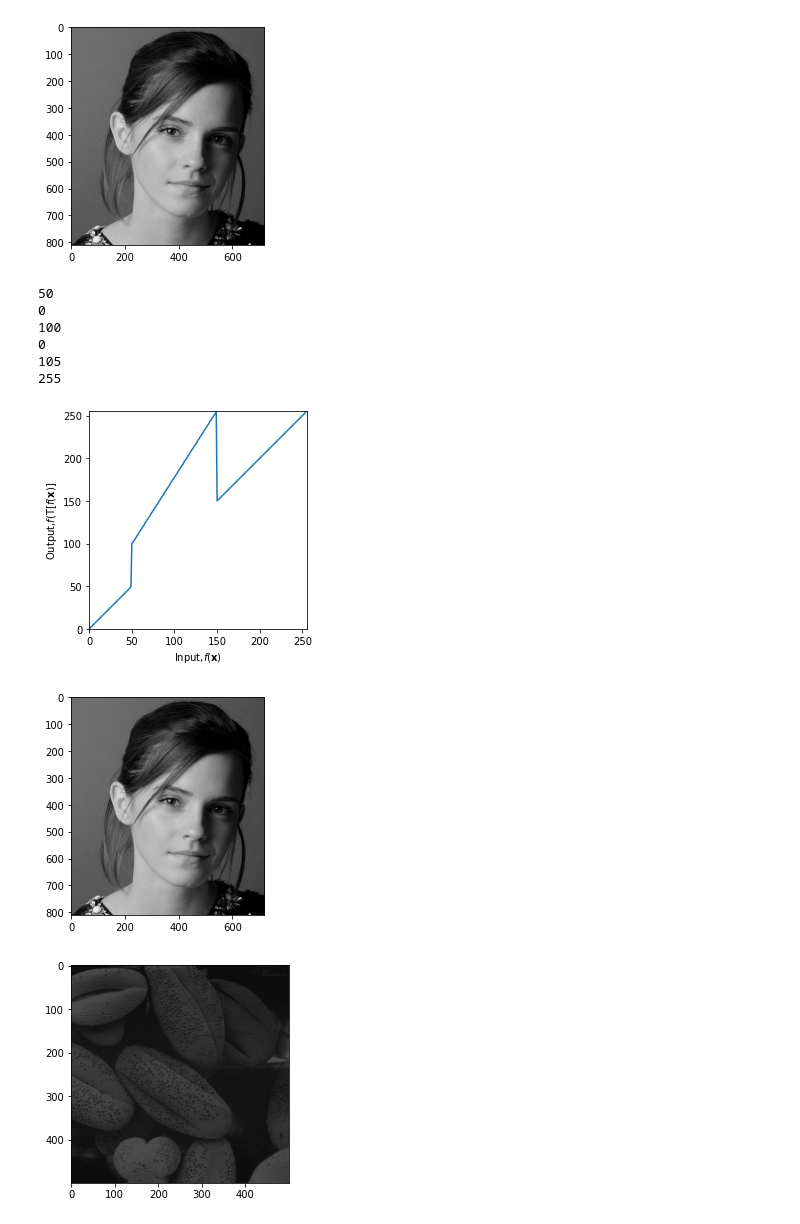
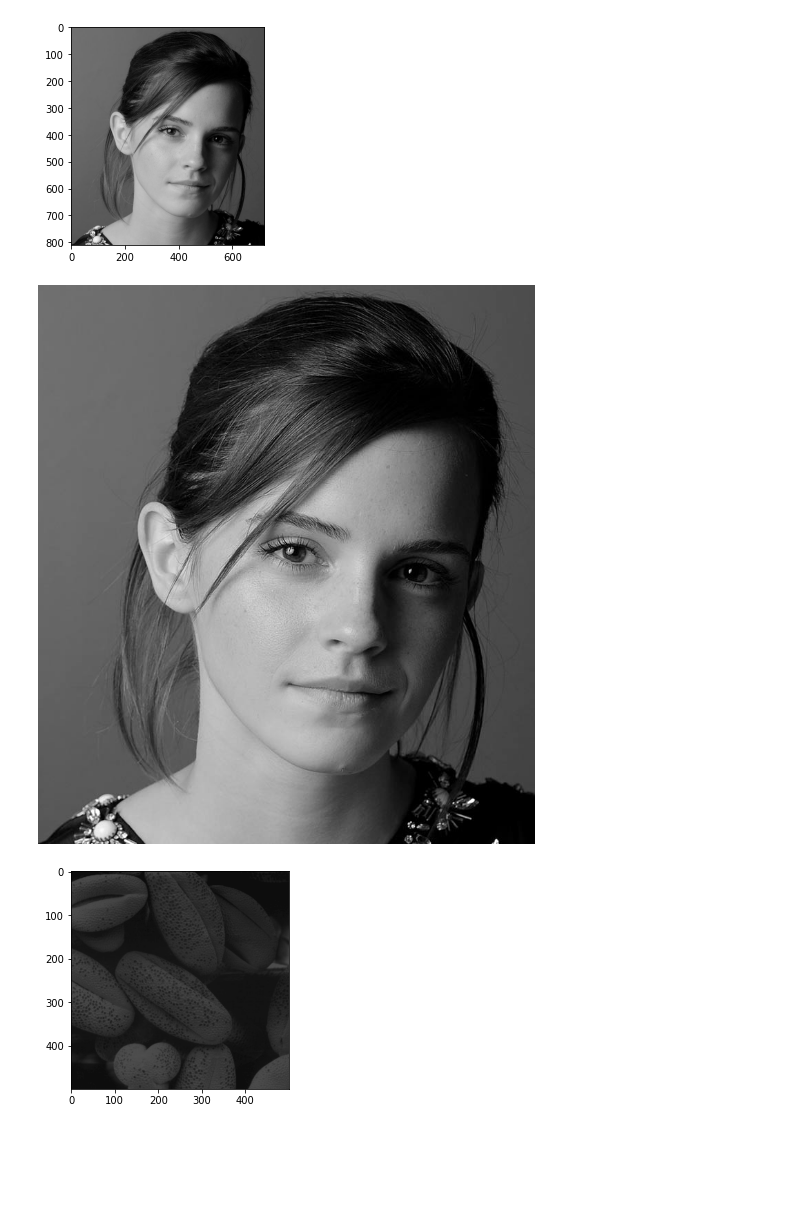
Before and after one commit to asiri000/N.G.W.M.A.R.B.Wijethilaka, a Jupyter notebook: Assignment.ipynb, the cells around one changed output. Cells and saved outputs as stored; diff of their text form; code cells hidden in the pictures; blank space fills up the shorter version.

```diff
--- a/Assignment.ipynb
+++ b/Assignment.ipynb
@@ -25,13 +26,27 @@ plt.imshow(imrgb)
 plt.show()
 # %% [output]
 [figure]
+# %%
+
+import cv2
+import numpy as np
+from google.colab.patches import cv2_imshow
+
+img = cv2.imread('/content/gdrive/MyDrive/EN5204_Assignment_image/emma_gray.jpg')
+cv2_imshow(img)
+
+for gamma in [0.1, 0.5, 1.2, 2.2]:
+    gamma_corrected = np.array(255*(img / 255) ** gamma, dtype = 'uint8')
+    cv2.imwrite('gamma_transformed_'+str(gamma)+'.jpg', gamma_corrected)
+# %% [output]
+[figure, added]
 # %%
 
 import cv2 as cv
 import numpy as np
 import matplotlib.pyplot as plt
 
-c=np.array([(50,50),(50,100),(150,255),(150,150)])
+c=np.array([(50,50),(50,100),(150,255),(150,150)]) #array
 
 t1=np.linspace(0,c[0,1], c[0,0]-0).astype('uint8')
 print(len(t1))
@@ -44,12 +59,12 @@ print(len(t4))
 t5=np.linspace(c[3,1],255, 255- c[3,0]).astype('uint8')
 print(len(t5))
 
-transform=np.concatenate((t1,t2,t3,t4),axis=0).astype('uint8')
-transform=np.concatenate((transform,t5),axis=0).astype('uint8')
-print(len(transform))
+transform_1=np.concatenate((t1,t2,t3,t4),axis=0).astype('uint8')
+transform_2=np.concatenate((transform_1,t5),axis=0).astype('uint8')
+print(len(transform_2))
 
 fig ,ax =plt.subplots()
-ax.plot(transform)
+ax.plot(transform_2)
 ax.set_xlabel(r'Input,$f(\mathbf{x})$')
 ax.set_ylabel('Output,$f(\mathrm{T}[f(\mathbf{x})]$')
 ax.set_xlim(0,255)
@@ -57,33 +72,21 @@ ax.set_ylim(0,255)
 ax.set_aspect('equal')
 plt.show()
 
-img_orig=cv.imread('/content/gdrive/MyDrive/EN5204_Assignment_image/emma_gray.jpg',cv.IMREAD_COLOR)
-plt.imshow(img_orig)
-plt.show()
+img_orig=cv.imread('/content/gdrive/MyDrive/EN5204_Assignment_image/emma_gray.jpg',cv.IMREAD_GRAYSCALE)
 cv.namedWindow("Image",cv.WINDOW_AUTOSIZE)
 cv.imshow("Image",img_orig)
-cv.waitkey(0)
-image_transformed=cv.LUT(img_orig,transform)
-plt.imshow(image_transformed)
-plt.show()
-plt.plot(img_orig)
+cv.waitKey(0)
+image_transformed =cv.LUT(img_orig ,transform_all )
 cv.imshow("Image",image_transformed)
-cv.waitkey(0)
-cv.destroyAllWindows()
+cv.waitKey (0)
+cv.destroyAllWindows( )
+
+
 
 #plt.imshow(img_orig)
 #plt.show()
 #plt.imshow(image_t)
 #plt.show()
-# %% [output]
-50
-0
-100
-0
-105
-255
-[figure, removed]
-[figure, removed]
 # %%
 import cv2 as cv
 import numpy as np
```
Also changed, not shown: parts of 4 cells of this notebook.
